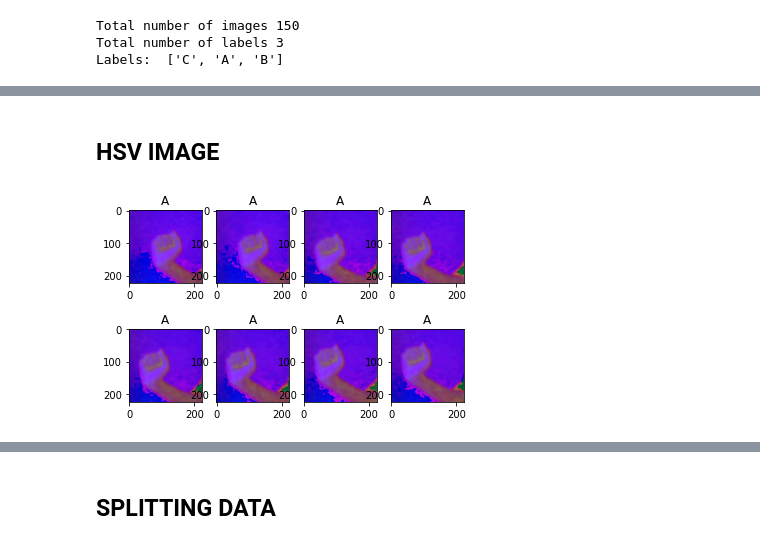
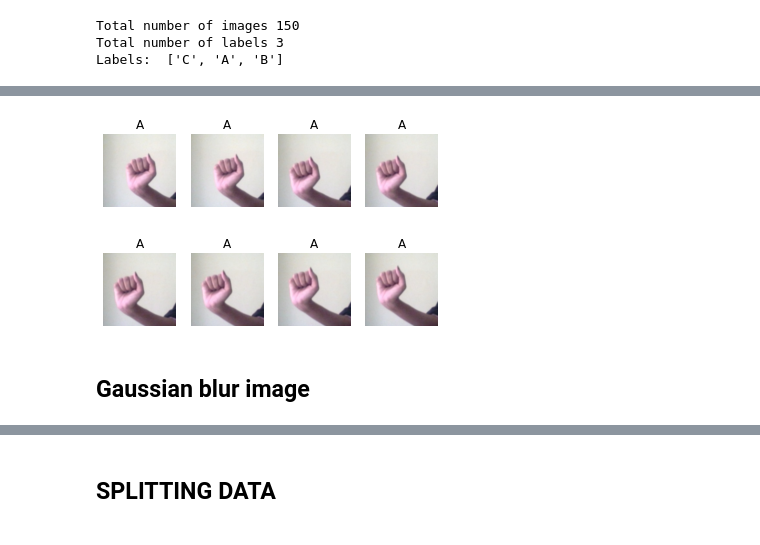
Before and after one commit to adibanaaz123/Sign-language-recognition, a Jupyter notebook: capstone project.ipynb, the cells around one changed output, grey strips where cells are left out. Drawn from its saved outputs; the diff is of its cells as text; code cells hidden in the pictures.

```diff
--- a/capstone project.ipynb
+++ b/capstone project.ipynb
@@ -69,9 +46,9 @@ for i in range(8):
-# %% [markdown]
-## HSV IMAGE
-# %%
-for i in range(8):
-    plt.subplot(2, 4, i + 1)
-    plt.imshow(hsv_img[i])
-    plt.title(labels[i])
-# %% [output]
-[figure, removed]
+# %%
+#plt.figure(figsize =(20,20))
+for i in range(8):
+    plt.subplot(2,4,i+1)
+    plt.imshow(data[i])
+    plt.title(labels[i])
+    plt.axis('off')
+# %% [output]
+[figure, added]
@@ -77,0 +71,2 @@ for i in range(8):
+# %% [markdown]
+## Gaussian blur image
```
Also changed, not shown: parts of 31 cells of this notebook.
